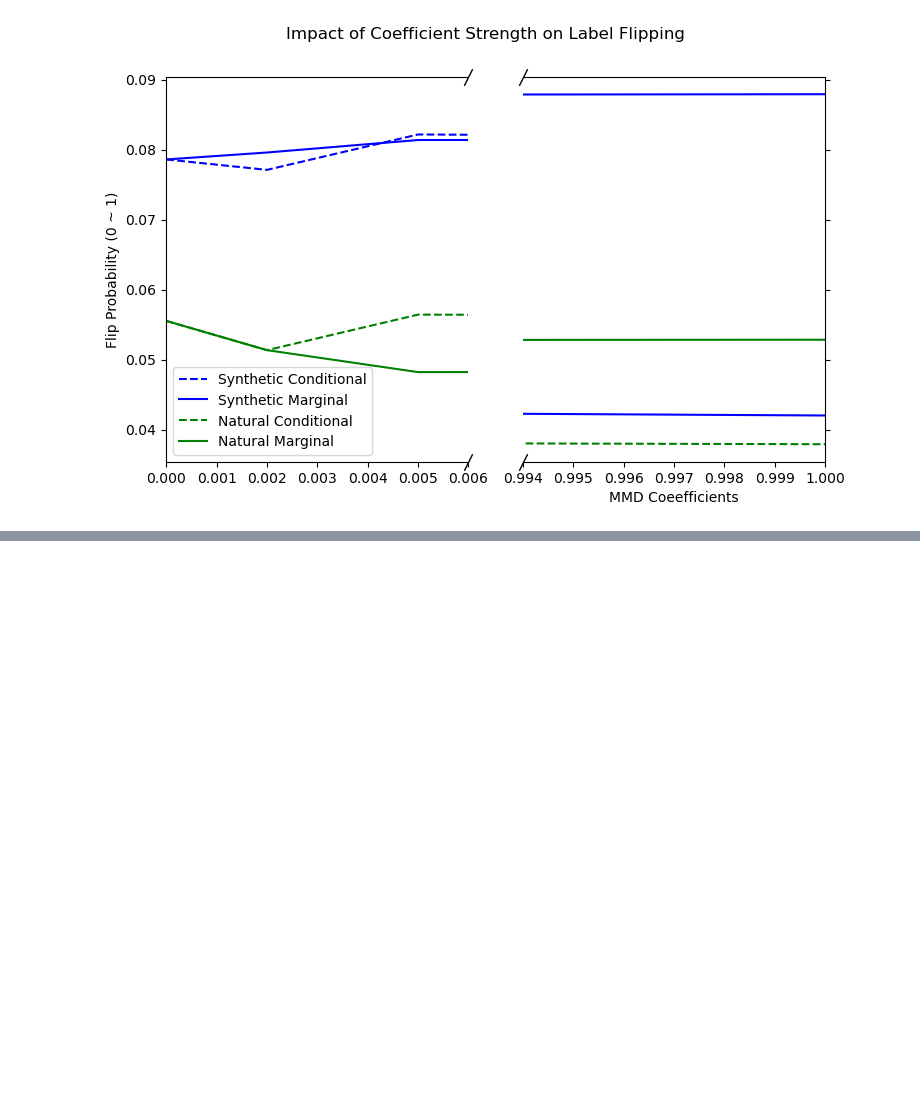
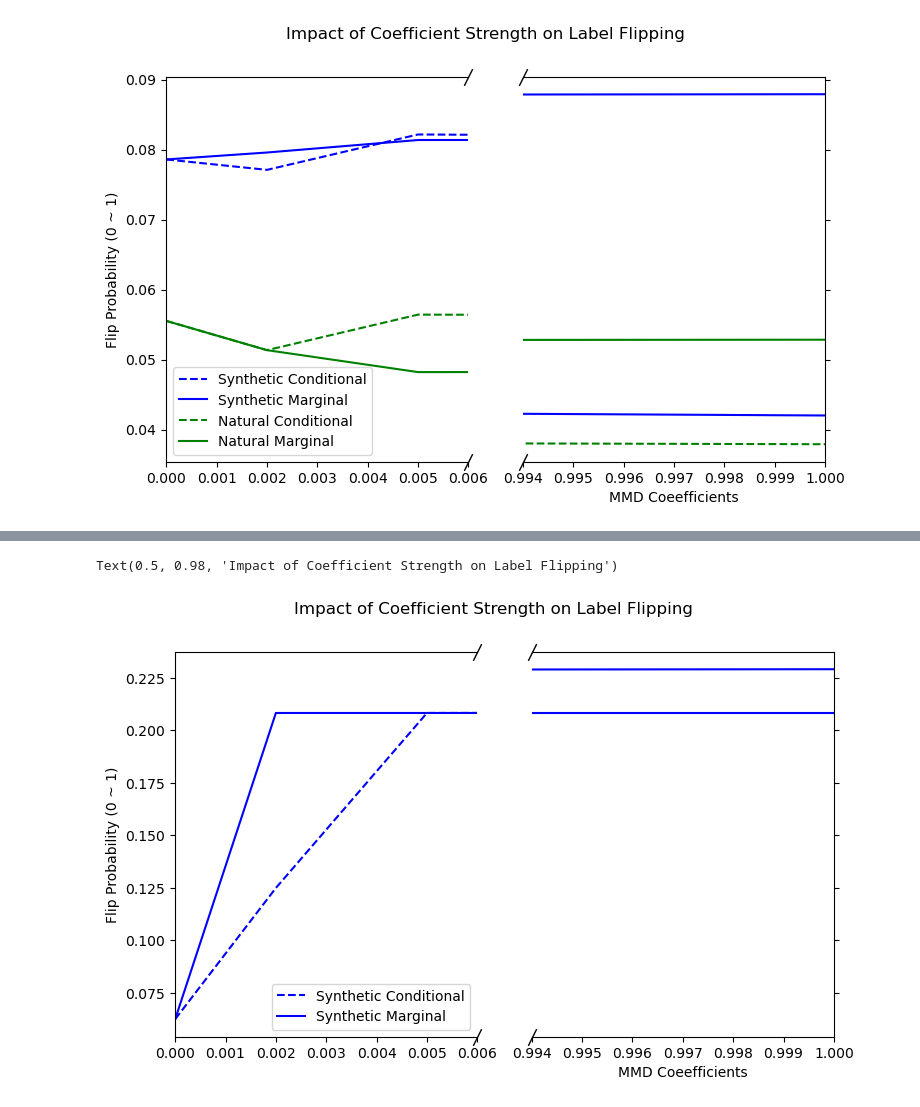
Before and after one commit to vishwa-11/Causal-ML-Final-Project, a Jupyter notebook: evaluation.ipynb, the cells around one changed output, grey strips where cells are left out. Cells and saved outputs as stored; diff of their text form; code cells hidden in the pictures; blank space fills up the shorter version.

```diff
--- a/evaluation.ipynb
+++ b/evaluation.ipynb
@@ -291,0 +412,8 @@ Text(0.5, 0.98, 'Impact of Coefficient Strength on Label Flipping')
+# %%
+import pandas as pd
+
+
+data = list(zip(*[(dataset_type, 'No MMD' if mmd_type is None else mmd_type[0], 0.0 if mmd_type is None else mmd_type[1], flip_chance.numpy()) for (dataset_type, mmd_type), (_, flip_chance) in sorted_results]))
+df = pd.DataFrame({'Dataset Type':data[0], 'MMD Type':data[1], 'MMD Coeff':data[2], 'Flip Chance':data[3]})
+df = df.sort_values(by='Dataset Type')
+df
@@ -291,0 +429,35 @@ Text(0.5, 0.98, 'Impact of Coefficient Strength on Label Flipping')
+# %%
+notty_conditional = df[(df['MMD Type'] != 'conditional')]
+notty_marginal = df[(df['MMD Type'] != 'marginal')]
+
+fig2, (l_ax, r_ax) = plt.subplots(1, 2, sharey=True, figsize=(8.5, 5.0))
+fig2.subplots_adjust(wspace=0.18)
+
+l_ax.plot(notty_conditional['MMD Coeff'], notty_conditional['Flip Chance'], 'b--', label = 'Synthetic Conditional')
+r_ax.plot(notty_conditional['MMD Coeff'], notty_conditional['Flip Chance'], 'b')
+l_ax.plot(notty_marginal['MMD Coeff'], notty_marginal['Flip Chance'], 'b', label = 'Synthetic Marginal')
+r_ax.plot(notty_marginal['MMD Coeff'], notty_marginal['Flip Chance'], 'b')
+
+
+
+l_ax.set_xlim(0, 0.006)
+r_ax.set_xlim(0.994, 1.00)
+
+l_ax.spines.right.set_visible(False)
+r_ax.spines.left.set_visible(False)
+l_ax.yaxis.tick_left()
+r_ax.yaxis.tick_right()
+
+d = .5  # proportion of vertical to horizontal extent of the slanted line
+kwargs = dict(marker=[(-d, -1), (d, 1)], markersize=12,
+              linestyle="none", color='k', mec='k', mew=1, clip_on=False)
+l_ax.plot([1, 1], [0, 1], transform=l_ax.transAxes, **kwargs)
+r_ax.plot([0, 0], [0, 1], transform=r_ax.transAxes, **kwargs)
+
+l_ax.set_ylabel('Flip Probability (0 ~ 1)')
+r_ax.set_xlabel('MMD Coeefficients')
+l_ax.legend(loc='lower right')
+fig2.suptitle('Impact of Coefficient Strength on Label Flipping')
+# %% [output]
+Text(0.5, 0.98, 'Impact of Coefficient Strength on Label Flipping')
+[figure, added]
```
Also changed, not shown: parts of 9 cells of this notebook, 1 other file.
